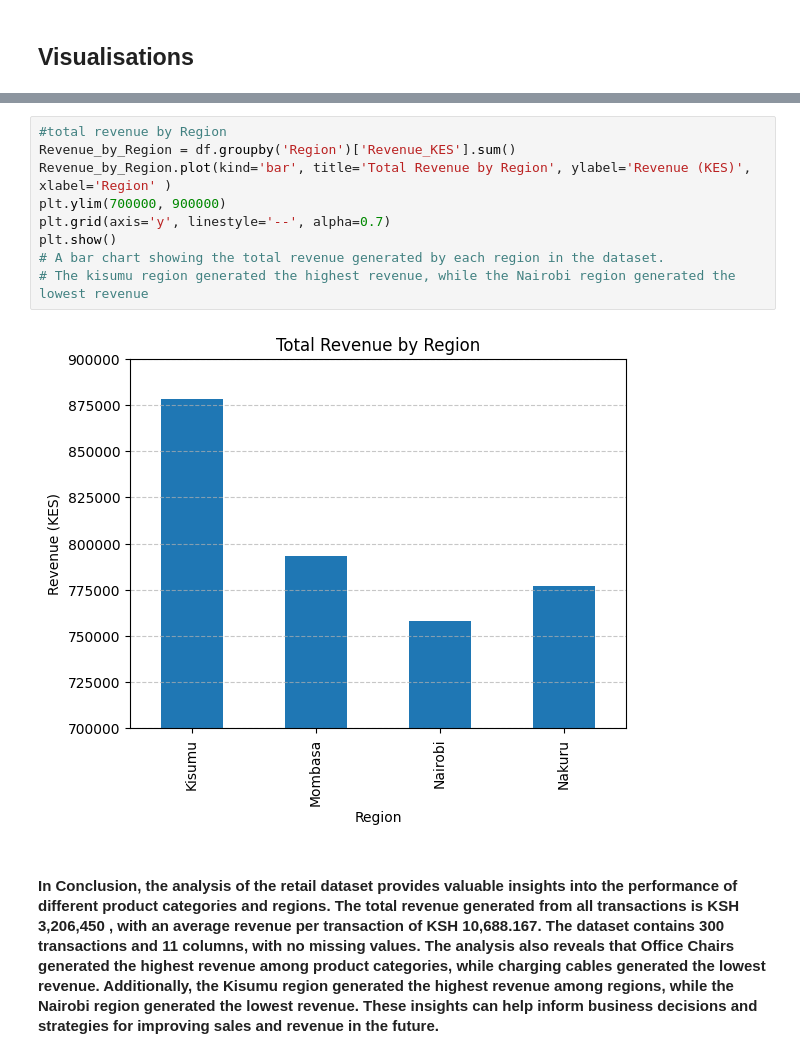
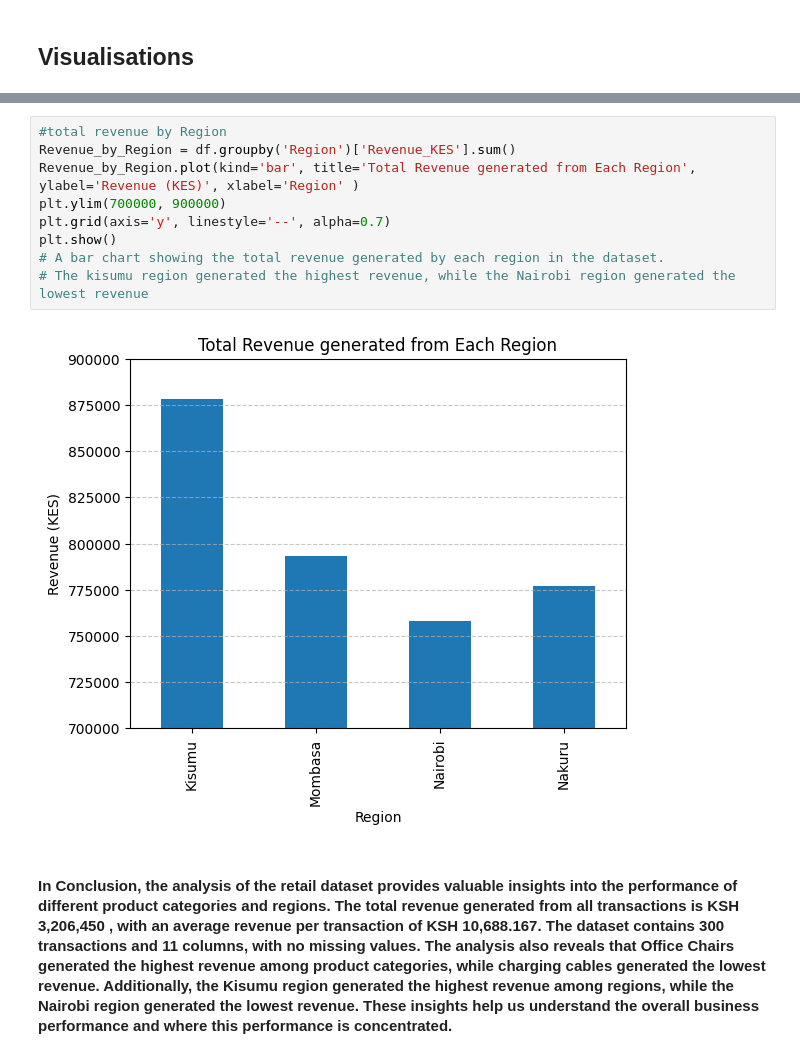
Before and after one commit to lyosticles/DSA2050A-week1-673396, a Jupyter notebook: notebook/week1-analysis.ipynb, the cells around one changed output, grey strips where cells are left out. Saved outputs shown, nothing was run; the diff lists cells and outputs as text.

```diff
--- a/notebook/week1-analysis.ipynb
+++ b/notebook/week1-analysis.ipynb
@@ -80,13 +80,13 @@ plt.show()
 # %%
 #total revenue by Region
 Revenue_by_Region = df.groupby('Region')['Revenue_KES'].sum()
-Revenue_by_Region.plot(kind='bar', title='Total Revenue by Region', ylabel='Revenue (KES)', xlabel='Region' )
+Revenue_by_Region.plot(kind='bar', title='Total Revenue generated from Each Region', ylabel='Revenue (KES)', xlabel='Region' )
 plt.ylim(700000, 900000)
 plt.grid(axis='y', linestyle='--', alpha=0.7)
 plt.show()
 # A bar chart showing the total revenue generated by each region in the dataset.
 # The kisumu region generated the highest revenue, while the Nairobi region generated the lowest revenue
 # %% [output]
-[figure, old version]
+[figure, new version]
 # %% [markdown]
-####     In Conclusion, the analysis of the retail dataset provides valuable insights into the performance of different product categories and regions. The total revenue generated from all transactions is KSH 3,206,450 , with an average revenue per transaction of KSH 10,688.167. The dataset contains 300 transactions and 11 columns, with no missing values. The analysis also reveals that Office Chairs generated the highest revenue among product categories, while charging cables generated the lowest revenue. Additionally, the Kisumu region generated the highest revenue among regions, while the Nairobi region generated the lowest revenue. These insights can help inform business decisions and strategies for improving sales and revenue in the future.
+####     In Conclusion, the analysis of the retail dataset provides valuable insights into the performance of different product categories and regions. The total revenue generated from all transactions is KSH 3,206,450 , with an average revenue per transaction of KSH 10,688.167. The dataset contains 300 transactions and 11 columns, with no missing values. The analysis also reveals that Office Chairs generated the highest revenue among product categories, while charging cables generated the lowest revenue. Additionally, the Kisumu region generated the highest revenue among regions, while the Nairobi region generated the lowest revenue. These insights help us understand the overall business performance and where this performance is concentrated.
```
Also changed, not shown: parts of 1 cell of this notebook.
